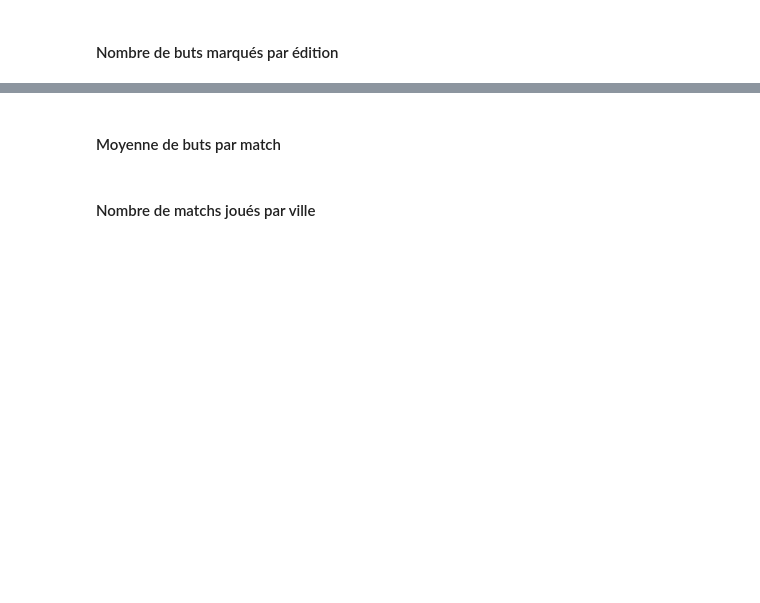
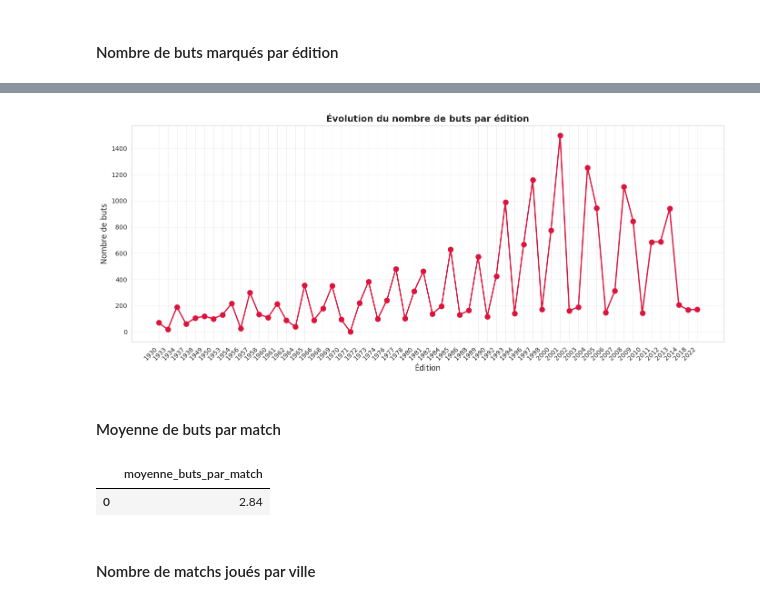
Before and after one commit to Simplon-DE-P1-2025/Brief-2-ETL-de-donn-es-footballistiques-Wickets-Sprinters, a Jupyter notebook: src/eda/eda_kaouter.ipynb, the cells around one changed output, grey strips where cells are left out. Drawn from its saved outputs; the diff is of its cells as text; code cells hidden in the pictures; blank space fills up the shorter version.

```diff
--- a/src/eda/eda_kaouter.ipynb
+++ b/src/eda/eda_kaouter.ipynb
@@ -210,9 +248,12 @@ df_req1
 # %%
 req2 = """SELECT edition,
        SUM(home_result + away_result) AS total_buts
-FROM matches
-GROUP BY edition
-ORDER BY edition;"""
+       FROM matches
+       WHERE home_result <> -999
+       AND away_result <> -999
+       GROUP BY edition
+       ORDER BY edition;
+"""
 
 df_req2 = select_to_dataframe(
     engine,
@@ -222,15 +281,31 @@ df_req2
+# %%
+plt.figure(figsize=(14, 6))
+plt.plot(df_req2['edition'], df_req2['total_buts'], marker='o', linewidth=2, markersize=8, color='crimson')
+plt.xlabel('Édition', fontsize=12)
+plt.ylabel('Nombre de buts', fontsize=12)
+plt.title('Évolution du nombre de buts par édition', fontsize=14, fontweight='bold')
+plt.xticks(rotation=45, ha='right')
+plt.grid(True, alpha=0.3)
+plt.tight_layout()
+plt.show()
+# %% [output]
+[figure, added]
 # %% [markdown]
 #### Moyenne de buts par match
 # %%
-df_req7 = """ SELECT
-ROUND(AVG(home_result + away_result), 2) AS moyenne_buts_par_match
-FROM matches; """
+df_req3 = """ SELECT ROUND(AVG(home_result + away_result), 2) AS moyenne_buts_par_match
+FROM matches
+WHERE home_result <> -999
+AND away_result <> -999; """
 
-df_req7 = select_to_dataframe(
+df_req3 = select_to_dataframe(
     engine,
-    df_req7
+    df_req3
 )
-df_req7
+df_req3
+# %% [output]
+|  | moyenne_buts_par_match |
+| 0 | 2.84 |
 # %% [markdown]
 #### Nombre de matchs joués par ville
 # %%
```
Also changed, not shown: parts of 13 cells of this notebook.
